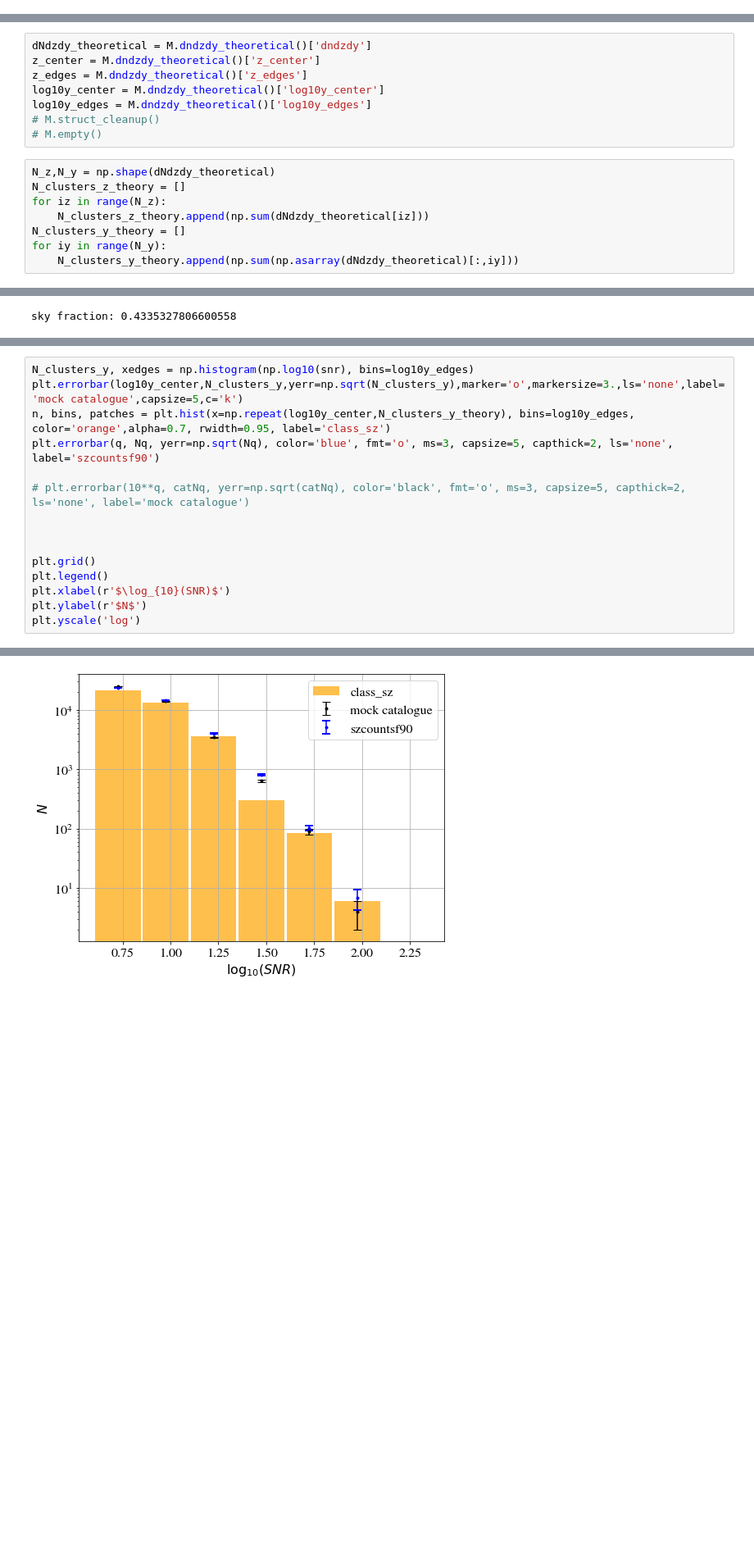
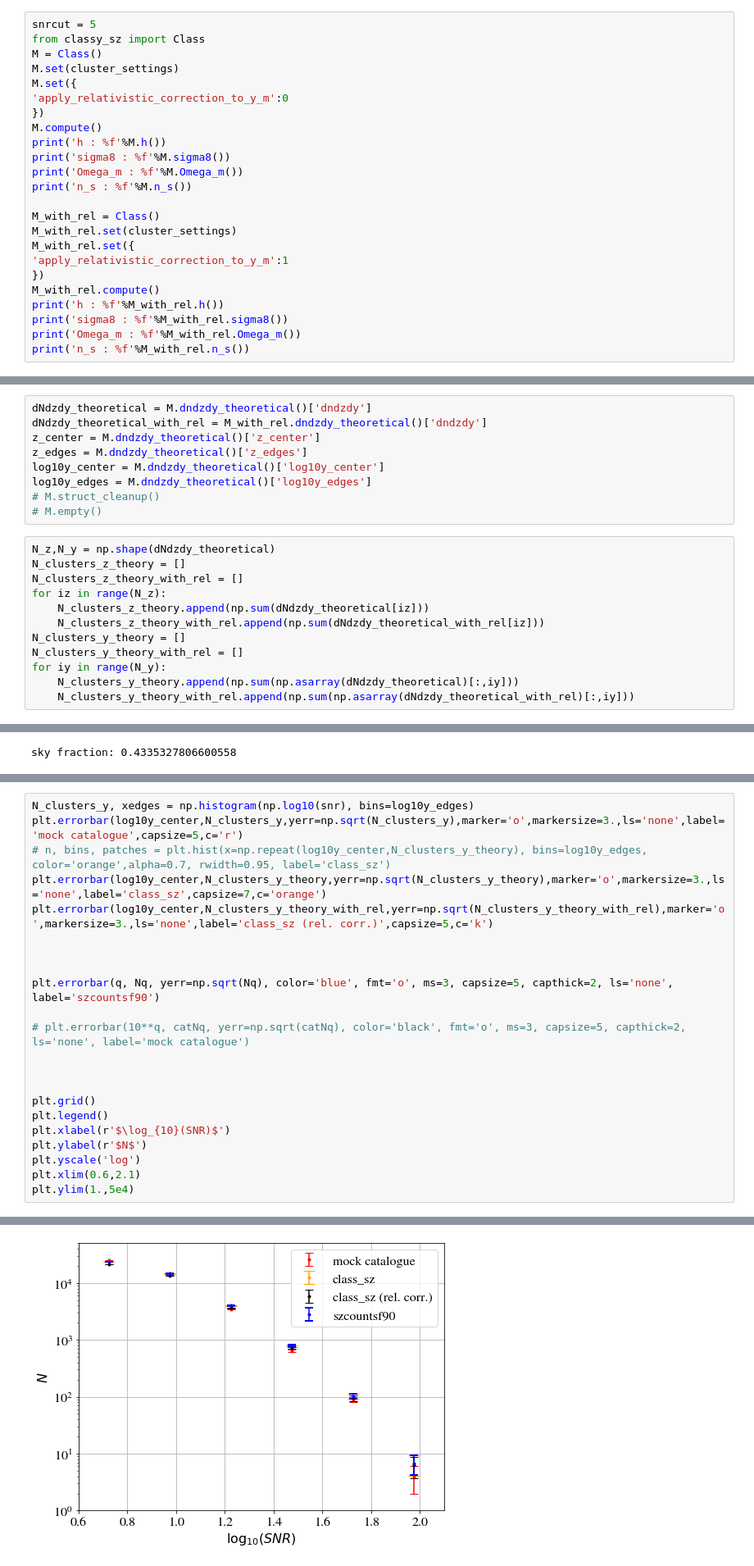
Before and after one commit to simonsobs/SOLikeT, a Jupyter notebook: soliket/binned_clusters/notebooks/Nz_szcountsf90_vs_class_sz_vs_nemo_comparison.ipynb, the cells around one changed output, grey strips where cells are left out. Shown at 82% size. Cells and saved outputs as stored; diff of their text form; blank space fills up the shorter version.

Commit message:
rel corr

```diff
--- a/soliket/binned_clusters/notebooks/Nz_szcountsf90_vs_class_sz_vs_nemo_comparison.ipynb
+++ b/soliket/binned_clusters/notebooks/Nz_szcountsf90_vs_class_sz_vs_nemo_comparison.ipynb
@@ -548,0 +424,24 @@ n_s : 0.966050
+# %%
+snrcut = 5
+from classy_sz import Class
+M = Class()
+M.set(cluster_settings)
+M.set({
+'apply_relativistic_correction_to_y_m':0
+})
+M.compute()
+print('h : %f'%M.h())
+print('sigma8 : %f'%M.sigma8())
+print('Omega_m : %f'%M.Omega_m())
+print('n_s : %f'%M.n_s())
+
+M_with_rel = Class()
+M_with_rel.set(cluster_settings)
+M_with_rel.set({
+'apply_relativistic_correction_to_y_m':1
+})
+M_with_rel.compute()
+print('h : %f'%M_with_rel.h())
+print('sigma8 : %f'%M_with_rel.sigma8())
+print('Omega_m : %f'%M_with_rel.Omega_m())
+print('n_s : %f'%M_with_rel.n_s())
@@ -549,5 +457,6 @@ n_s : 0.966050
 # %%
 dNdzdy_theoretical = M.dndzdy_theoretical()['dndzdy']
+dNdzdy_theoretical_with_rel = M_with_rel.dndzdy_theoretical()['dndzdy']
 z_center = M.dndzdy_theoretical()['z_center']
 z_edges = M.dndzdy_theoretical()['z_edges']
 log10y_center = M.dndzdy_theoretical()['log10y_center']
@@ -557,11 +466,15 @@ log10y_edges = M.dndzdy_theoretical()['log10y_edges']
 # %%
 N_z,N_y = np.shape(dNdzdy_theoretical)
 N_clusters_z_theory = []
+N_clusters_z_theory_with_rel = []
 for iz in range(N_z):
     N_clusters_z_theory.append(np.sum(dNdzdy_theoretical[iz]))
+    N_clusters_z_theory_with_rel.append(np.sum(dNdzdy_theoretical_with_rel[iz]))
 N_clusters_y_theory = []
+N_clusters_y_theory_with_rel = []
 for iy in range(N_y):
     N_clusters_y_theory.append(np.sum(np.asarray(dNdzdy_theoretical)[:,iy]))
+    N_clusters_y_theory_with_rel.append(np.sum(np.asarray(dNdzdy_theoretical_with_rel)[:,iy]))
 # %%
 
 # here puth the path to the directory : e.g. MFMF_SOSim_3freq_tiles
@@ -613,7 +523,12 @@ plt.xlim(0.,2.)
 # %%
 N_clusters_y, xedges = np.histogram(np.log10(snr), bins=log10y_edges)
-plt.errorbar(log10y_center,N_clusters_y,yerr=np.sqrt(N_clusters_y),marker='o',markersize=3.,ls='none',label='mock catalogue',capsize=5,c='k')
-n, bins, patches = plt.hist(x=np.repeat(log10y_center,N_clusters_y_theory), bins=log10y_edges, color='orange',alpha=0.7, rwidth=0.95, label='class_sz')
+plt.errorbar(log10y_center,N_clusters_y,yerr=np.sqrt(N_clusters_y),marker='o',markersize=3.,ls='none',label='mock catalogue',capsize=5,c='r')
+# n, bins, patches = plt.hist(x=np.repeat(log10y_center,N_clusters_y_theory), bins=log10y_edges, color='orange',alpha=0.7, rwidth=0.95, label='class_sz')
+plt.errorbar(log10y_center,N_clusters_y_theory,yerr=np.sqrt(N_clusters_y_theory),marker='o',markersize=3.,ls='none',label='class_sz',capsize=7,c='orange')
+plt.errorbar(log10y_center,N_clusters_y_theory_with_rel,yerr=np.sqrt(N_clusters_y_theory_with_rel),marker='o',markersize=3.,ls='none',label='class_sz (rel. corr.)',capsize=5,c='k')
+
+
+
 plt.errorbar(q, Nq, yerr=np.sqrt(Nq), color='blue', fmt='o', ms=3, capsize=5, capthick=2, ls='none', label='szcountsf90')
 
 # plt.errorbar(10**q, catNq, yerr=np.sqrt(catNq), color='black', fmt='o', ms=3, capsize=5, capthick=2, ls='none', label='mock catalogue')
@@ -625,4 +540,6 @@ plt.legend()
 plt.xlabel(r'$\log_{10}(SNR)$')
 plt.ylabel(r'$N$')
 plt.yscale('log')
+plt.xlim(0.6,2.1)
+plt.ylim(1.,5e4)
 # %% [output]
@@ -629,4 +547,4 @@ plt.yscale('log')
-[figure, old version]
+[figure, new version]
 # %%
 # from nemo import *
 # path_to_selfn = '/Users/boris/Work/CLASS-SZ/SO-SZ/so_cluster_counts/MFMF_WebSkyHalos_A10tSZ_3freq_tiles/selFn/'
```
Also changed, not shown: parts of 8 cells of this notebook, 2 other files.
